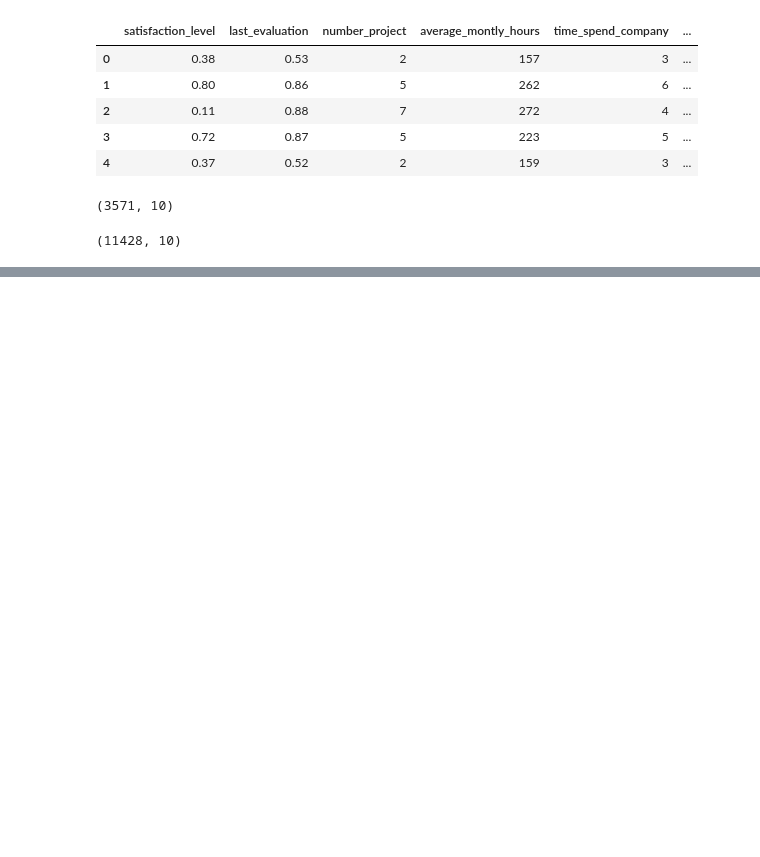
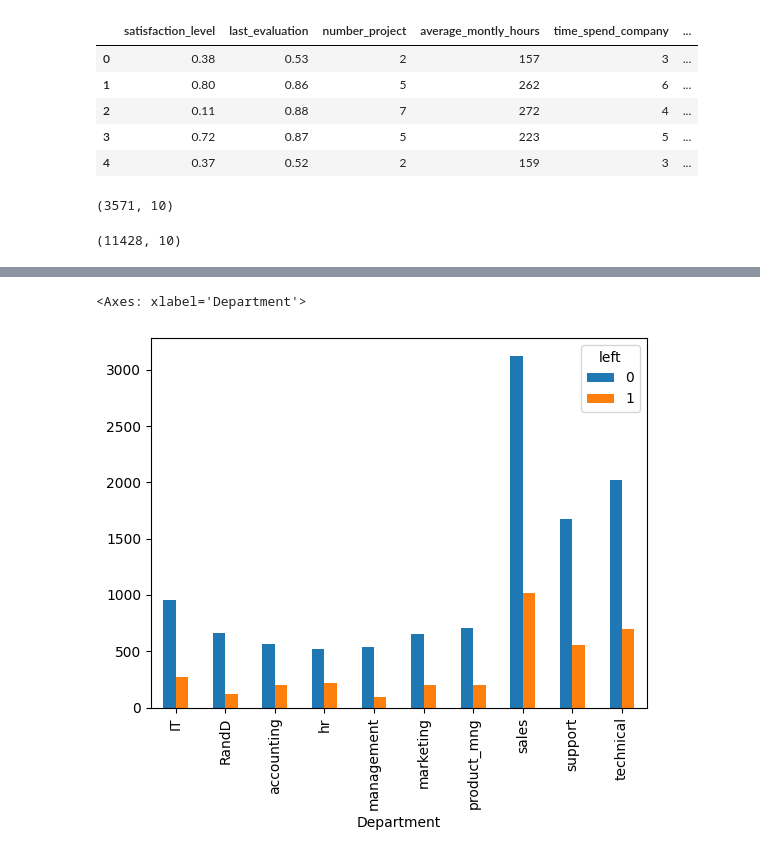
Before and after one commit to Caliber-Ruchi/ML-Basics, a Jupyter notebook: Logistic_Reg/Exercise.ipynb, the cells around one changed output, grey strips where cells are left out. Cells and saved outputs as stored; diff of their text form; code cells hidden in the pictures; blank space fills up the shorter version.

```diff
--- a/Logistic_Reg/Exercise.ipynb
+++ b/Logistic_Reg/Exercise.ipynb
@@ -29,0 +31,5 @@ TypeError: agg function failed [how->mean,dtype->object]
+# %%
+pd.crosstab(df.Department,df.left).plot(kind='bar')
+# %% [output]
+<Axes: xlabel='Department'>
+[figure, added]
```
Also changed, not shown: parts of 14 cells of this notebook.
